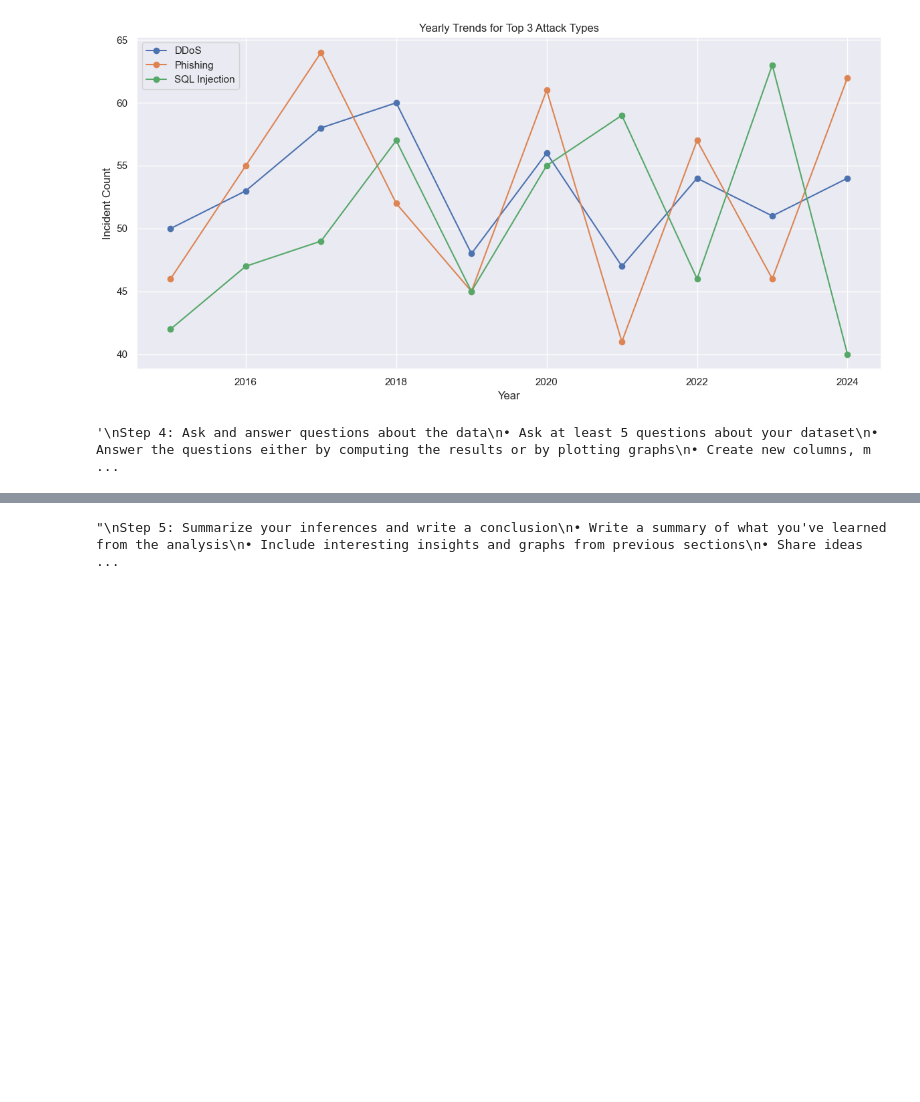
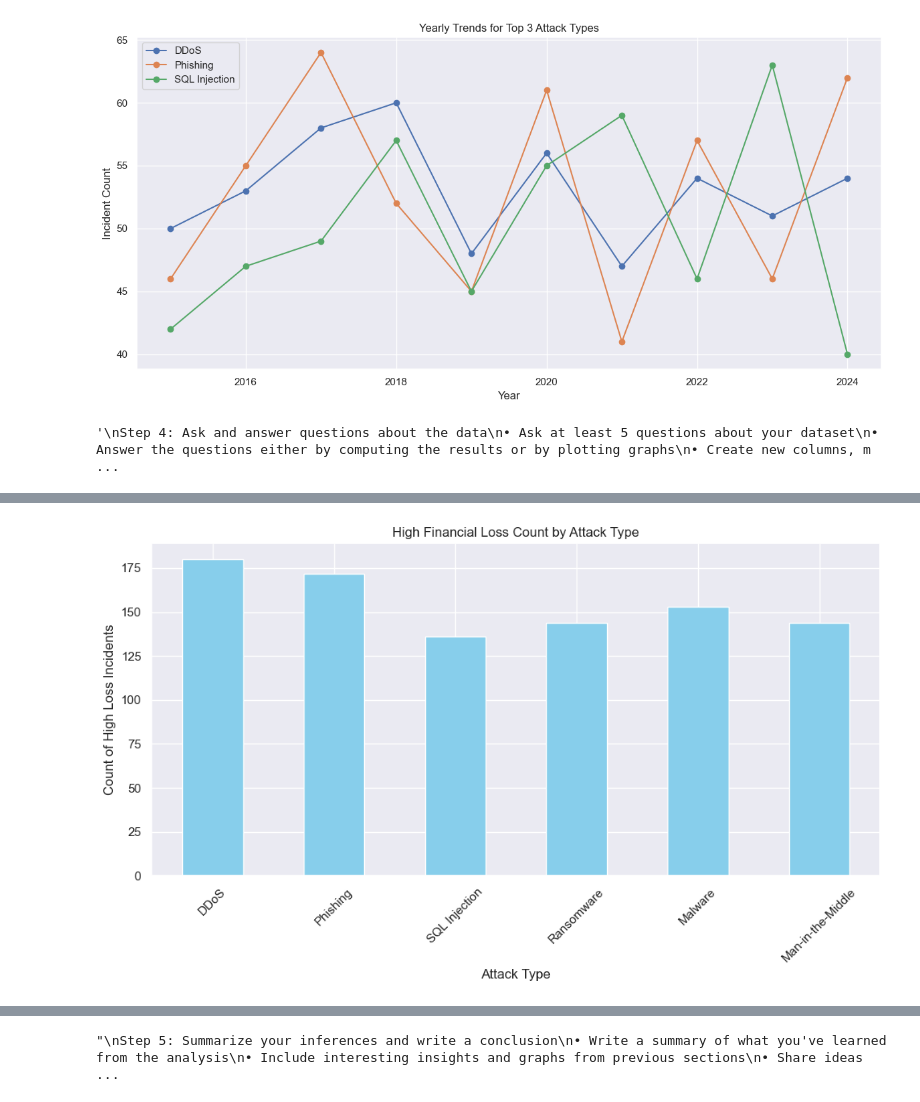
Before and after one commit to soObeibei/CPME255-CyberSecurity, a Jupyter notebook: project.ipynb, the cells around one changed output, grey strips where cells are left out. Drawn from its saved outputs; the diff is of its cells as text; code cells hidden in the pictures; blank space fills up the shorter version.

```diff
--- a/project.ipynb
+++ b/project.ipynb
@@ -357,0 +416,10 @@ whenever necessary
+# %%
+financial_loss_summary['High Loss Count'].plot(kind='bar', figsize=(10,6), color='skyblue')
+plt.title('High Financial Loss Count by Attack Type')
+plt.ylabel('Count of High Loss Incidents')
+plt.xlabel('Attack Type')
+plt.xticks(rotation=45)
+plt.tight_layout()
+plt.show()
+# %% [output]
+[figure, added]
```
Also changed, not shown: parts of 28 cells of this notebook.
